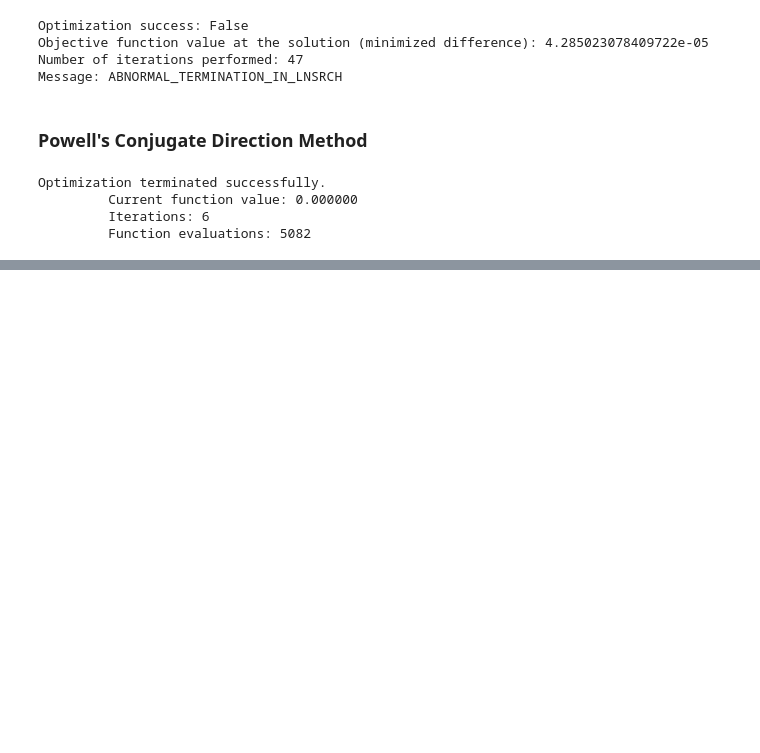
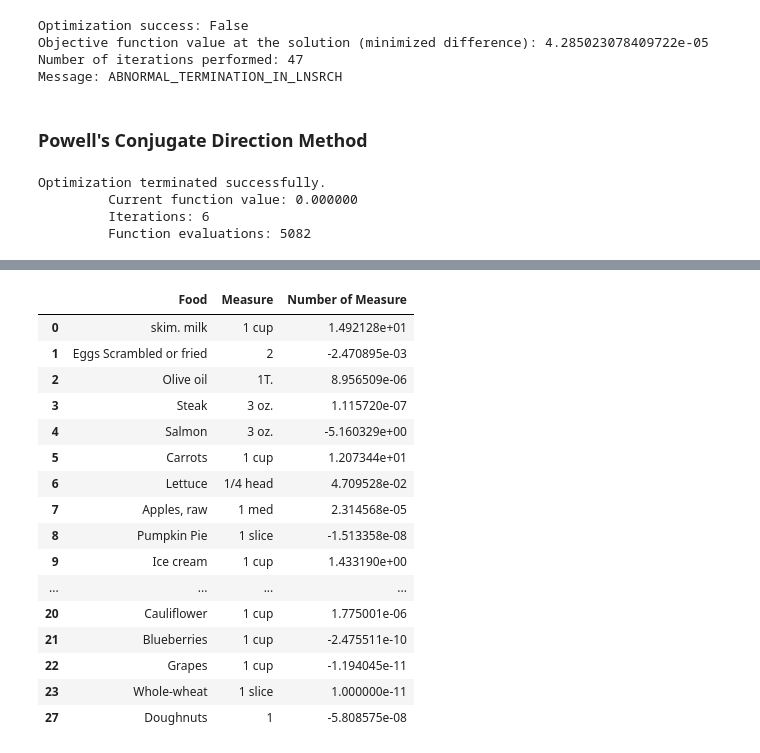
Before and after one commit to matthewtg00/CSE-543T-Final-Project, a Jupyter notebook: nutrients.ipynb, the cells around one changed output, grey strips where cells are left out. Saved outputs shown, nothing was run; the diff lists cells and outputs as text; code cells hidden in the pictures; blank space fills up the shorter version.

```diff
--- a/nutrients.ipynb
+++ b/nutrients.ipynb
@@ -519,3 +521,25 @@ Preference Factor Sum:  9.506825765840306
  -1.01318837e-02 -1.50709584e-05  3.16796435e-01  3.27769116e-03
   1.77500086e-06 -2.47551140e-10 -1.19404471e-11  1.00000000e-11
   0.00000000e+00  0.00000000e+00  0.00000000e+00 -5.80857549e-08]
+# %%
+df['Number of Measure'] = result_powell.x
+filtered_df = df[df['Number of Measure'] != 0][['Food', 'Measure', 'Number of Measure']]
+filtered_df
+# %% [output]
+|  | Food | Measure | Number of Measure |
+| 0 | skim. milk | 1 cup | 1.492128e+01 |
+| 1 | Eggs Scrambled or fried | 2 | -2.470895e-03 |
+| 2 | Olive oil | 1T. | 8.956509e-06 |
+| 3 | Steak | 3 oz. | 1.115720e-07 |
+| 4 | Salmon | 3 oz. | -5.160329e+00 |
+| 5 | Carrots | 1 cup | 1.207344e+01 |
+| 6 | Lettuce | 1/4 head | 4.709528e-02 |
+| 7 | Apples, raw | 1 med | 2.314568e-05 |
+| 8 | Pumpkin Pie | 1 slice | -1.513358e-08 |
+| 9 | Ice cream | 1 cup | 1.433190e+00 |
+| ... | ... | ... | ... |
+| 20 | Cauliflower | 1 cup | 1.775001e-06 |
+| 21 | Blueberries | 1 cup | -2.475511e-10 |
+| 22 | Grapes | 1 cup | -1.194045e-11 |
+| 23 | Whole-wheat | 1 slice | 1.000000e-11 |
+| 27 | Doughnuts | 1 | -5.808575e-08 |
```
Also changed, not shown: parts of 12 cells of this notebook.
